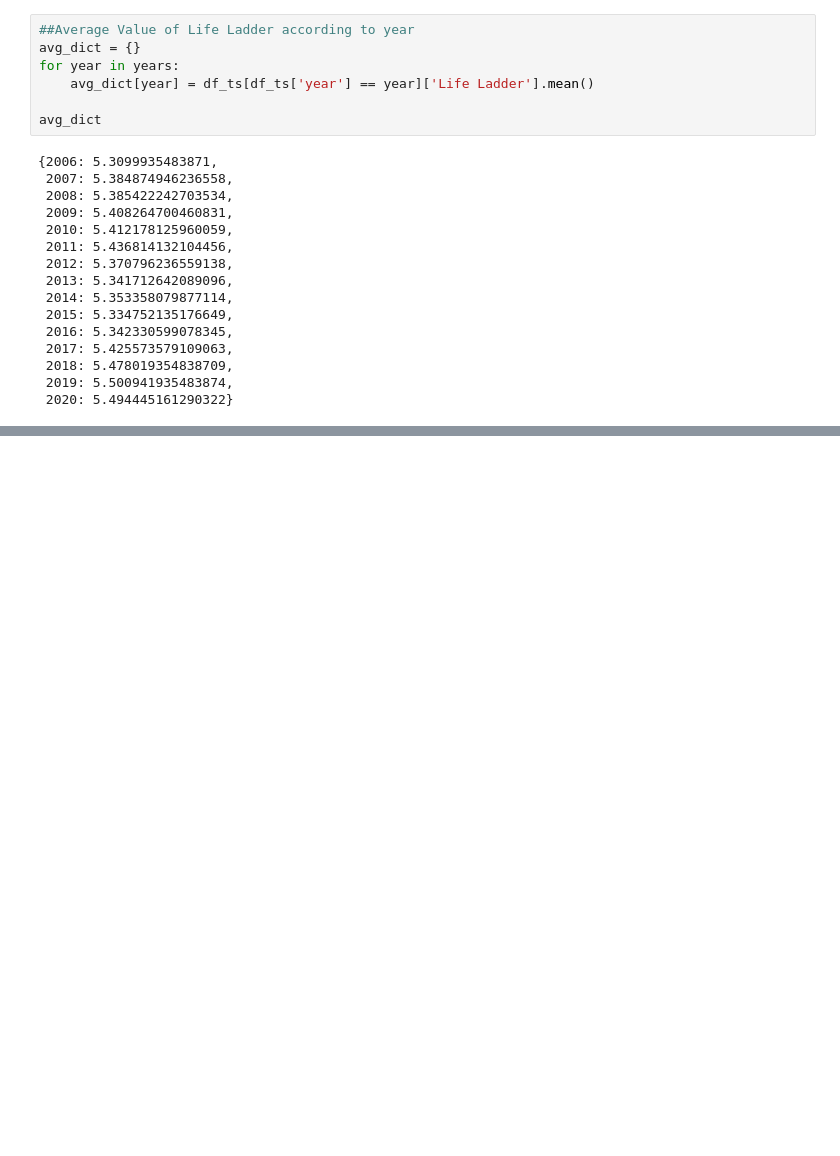
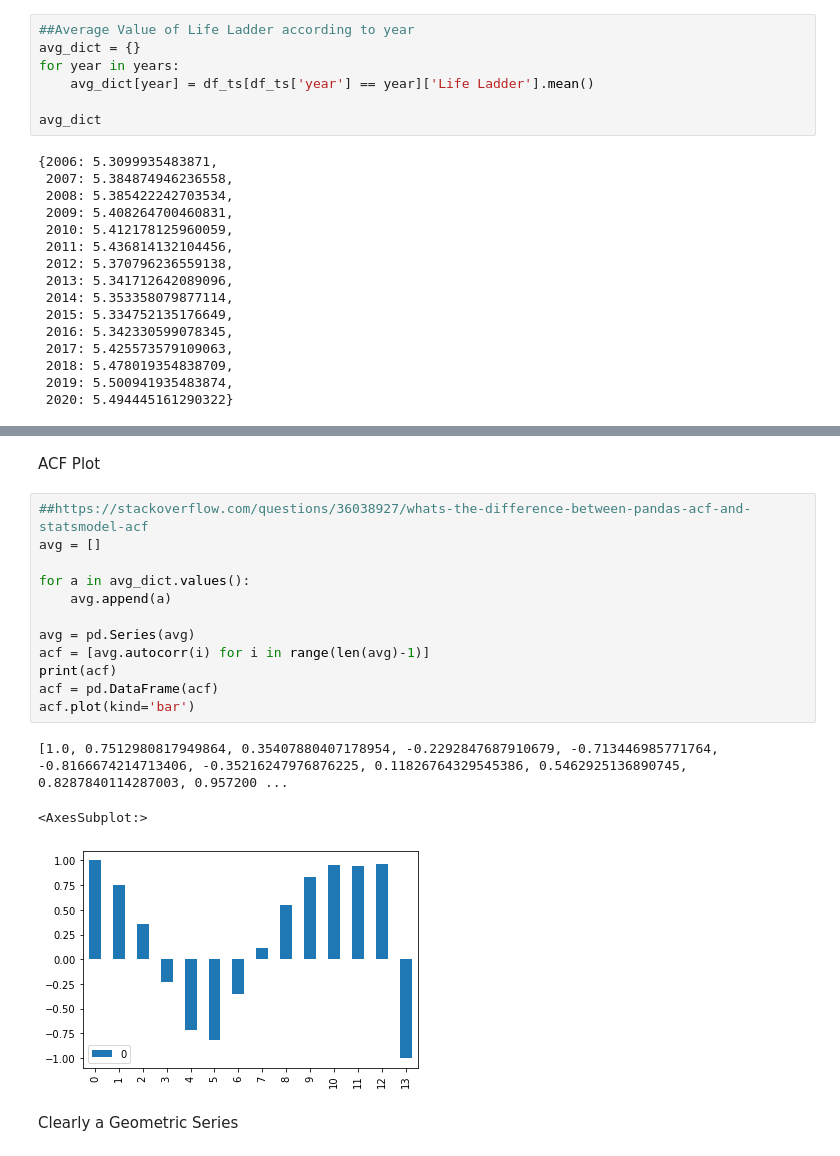
Before and after one commit to winggo12/DataAnalysis-WorldHappinessIndex, a Jupyter notebook: TimeSeries/TimeSeriesAnalysis.ipynb, the cells around one changed output, grey strips where cells are left out. Cells and saved outputs as stored; diff of their text form; blank space fills up the shorter version.

```diff
--- a/TimeSeries/TimeSeriesAnalysis.ipynb
+++ b/TimeSeries/TimeSeriesAnalysis.ipynb
@@ -65,0 +72,20 @@ plt.show()
+# %% [markdown]
+ACF Plot
+# %%
+##https://stackoverflow.com/questions/36038927/whats-the-difference-between-pandas-acf-and-statsmodel-acf
+avg = []
+
+for a in avg_dict.values():
+    avg.append(a)
+
+avg = pd.Series(avg)
+acf = [avg.autocorr(i) for i in range(len(avg)-1)]
+print(acf)
+acf = pd.DataFrame(acf)
+acf.plot(kind='bar')
+# %% [output]
+[1.0, 0.7512980817949864, 0.35407880407178954, -0.2292847687910679, -0.713446985771764, -0.8166674214713406, -0.35216247976876225, 0.11826764329545386, 0.5462925136890745, 0.8287840114287003, 0.957200 ...
+<AxesSubplot:>
+[figure, added]
+# %% [markdown]
+Clearly a Geometric Series
```
Also changed, not shown: parts of 4 cells of this notebook, 2 other files.
